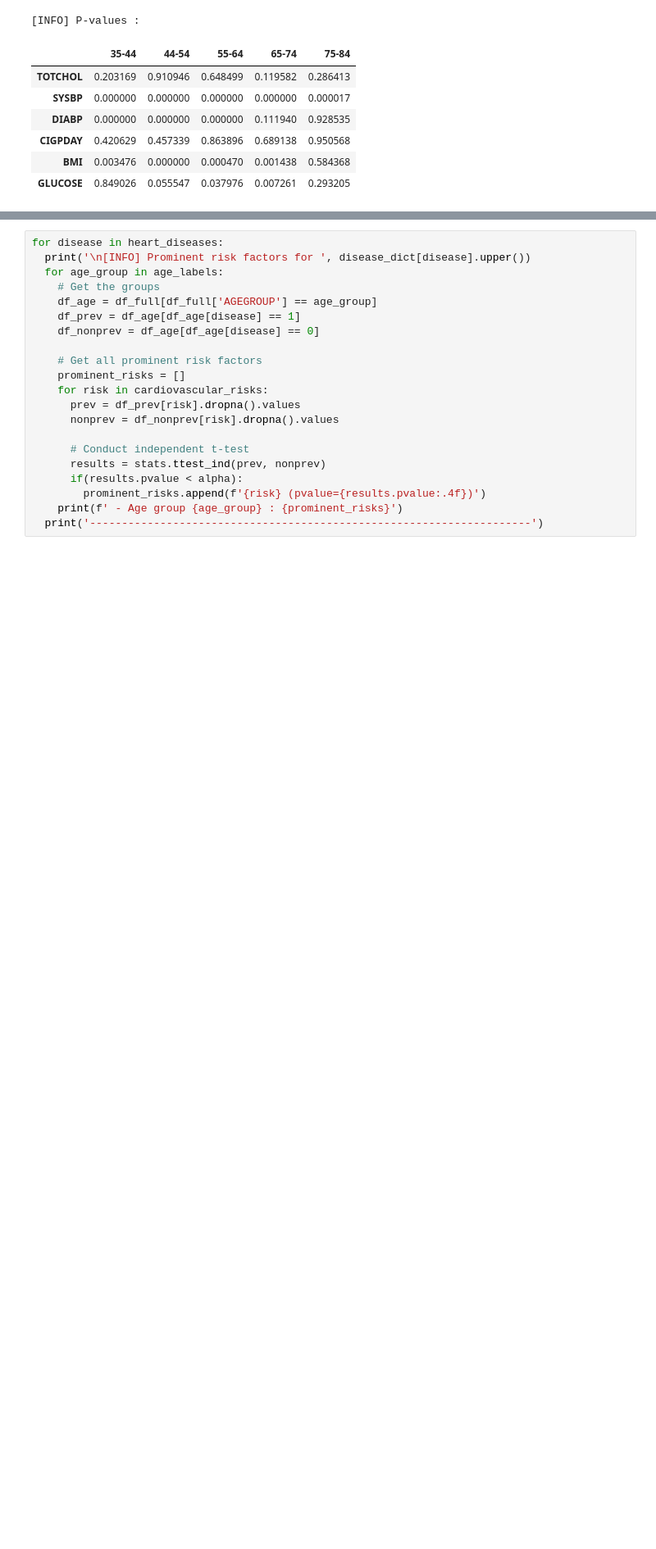
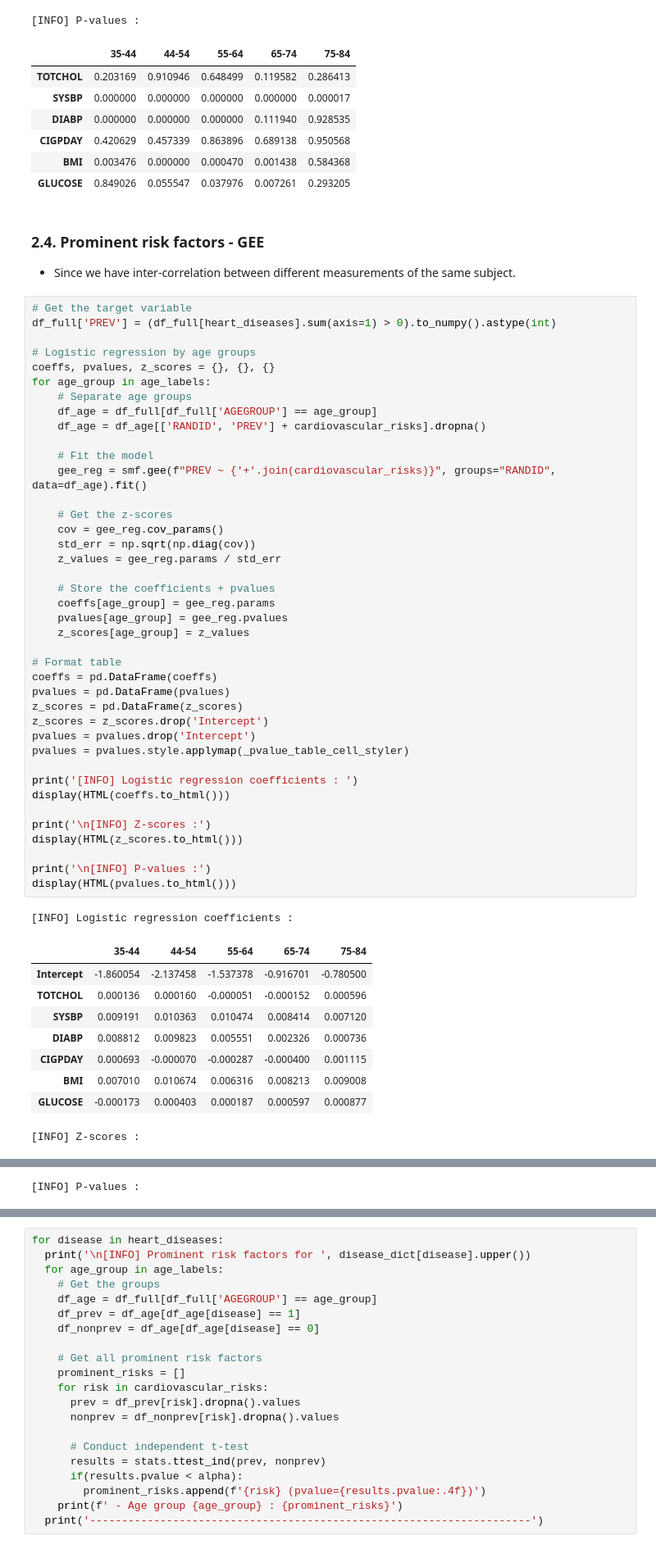
Before and after one commit to hieubkvn123/MH6321-project, a Jupyter notebook: notebooks/MH6321_project_data_analysis.ipynb, the cells around one changed output, grey strips where cells are left out. Shown at 82% size. Drawn from its saved outputs; the diff is of its cells as text; blank space fills up the shorter version.

```diff
--- a/notebooks/MH6321_project_data_analysis.ipynb
+++ b/notebooks/MH6321_project_data_analysis.ipynb
@@ -245,3 +245,57 @@ display(HTML(pvalues.to_html()))
 | CIGPDAY | 0.420629 | 0.457339 | 0.863896 | 0.689138 | 0.950568 |
 | BMI | 0.003476 | 0.000000 | 0.000470 | 0.001438 | 0.584368 |
 | GLUCOSE | 0.849026 | 0.055547 | 0.037976 | 0.007261 | 0.293205 |
+# %% [markdown]
+### 2.4. Prominent risk factors - GEE
+- Since we have inter-correlation between different measurements of the same subject.
+# %%
+# Get the target variable
+df_full['PREV'] = (df_full[heart_diseases].sum(axis=1) > 0).to_numpy().astype(int)
+
+# Logistic regression by age groups
+coeffs, pvalues, z_scores = {}, {}, {}
+for age_group in age_labels:
+    # Separate age groups
+    df_age = df_full[df_full['AGEGROUP'] == age_group]
+    df_age = df_age[['RANDID', 'PREV'] + cardiovascular_risks].dropna()
+
+    # Fit the model
+    gee_reg = smf.gee(f"PREV ~ {'+'.join(cardiovascular_risks)}", groups="RANDID", data=df_age).fit()
+
+    # Get the z-scores
+    cov = gee_reg.cov_params()
+    std_err = np.sqrt(np.diag(cov))
+    z_values = gee_reg.params / std_err
+
+    # Store the coefficients + pvalues
+    coeffs[age_group] = gee_reg.params
+    pvalues[age_group] = gee_reg.pvalues
+    z_scores[age_group] = z_values
+
+# Format table
+coeffs = pd.DataFrame(coeffs)
+pvalues = pd.DataFrame(pvalues)
+z_scores = pd.DataFrame(z_scores)
+z_scores = z_scores.drop('Intercept')
+pvalues = pvalues.drop('Intercept')
+pvalues = pvalues.style.applymap(_pvalue_table_cell_styler)
+
+print('[INFO] Logistic regression coefficients : ')
+display(HTML(coeffs.to_html()))
+
+print('\n[INFO] Z-scores :')
+display(HTML(z_scores.to_html()))
+
+print('\n[INFO] P-values :')
+display(HTML(pvalues.to_html()))
+# %% [output]
+[INFO] Logistic regression coefficients :
+|  | 35-44 | 44-54 | 55-64 | 65-74 | 75-84 |
+| Intercept | -1.860054 | -2.137458 | -1.537378 | -0.916701 | -0.780500 |
+| TOTCHOL | 0.000136 | 0.000160 | -0.000051 | -0.000152 | 0.000596 |
+| SYSBP | 0.009191 | 0.010363 | 0.010474 | 0.008414 | 0.007120 |
+| DIABP | 0.008812 | 0.009823 | 0.005551 | 0.002326 | 0.000736 |
+| CIGPDAY | 0.000693 | -0.000070 | -0.000287 | -0.000400 | 0.001115 |
+| BMI | 0.007010 | 0.010674 | 0.006316 | 0.008213 | 0.009008 |
+| GLUCOSE | -0.000173 | 0.000403 | 0.000187 | 0.000597 | 0.000877 |
+[INFO] Z-scores :
@@ -247,0 +309 @@ display(HTML(pvalues.to_html()))
+[INFO] P-values :
```
Also changed, not shown: parts of 3 cells of this notebook.
